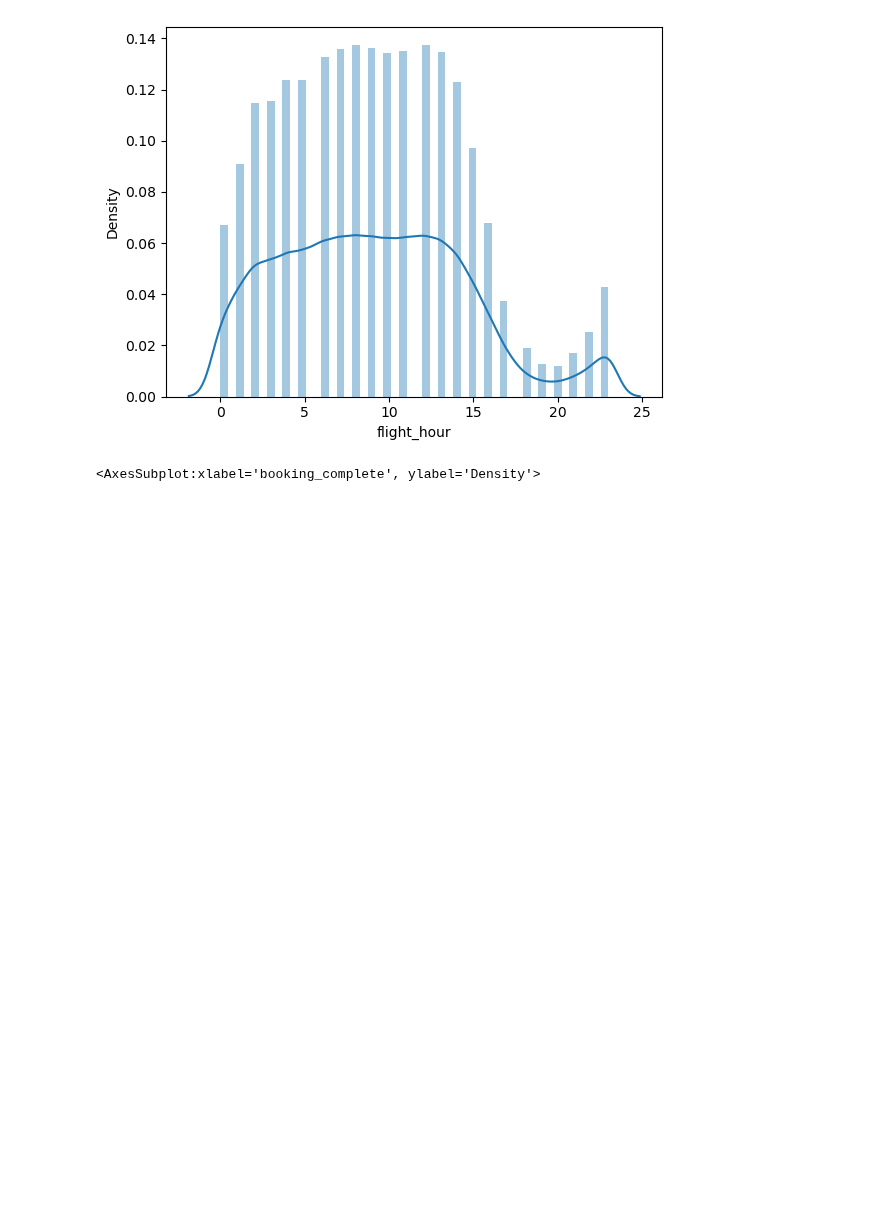
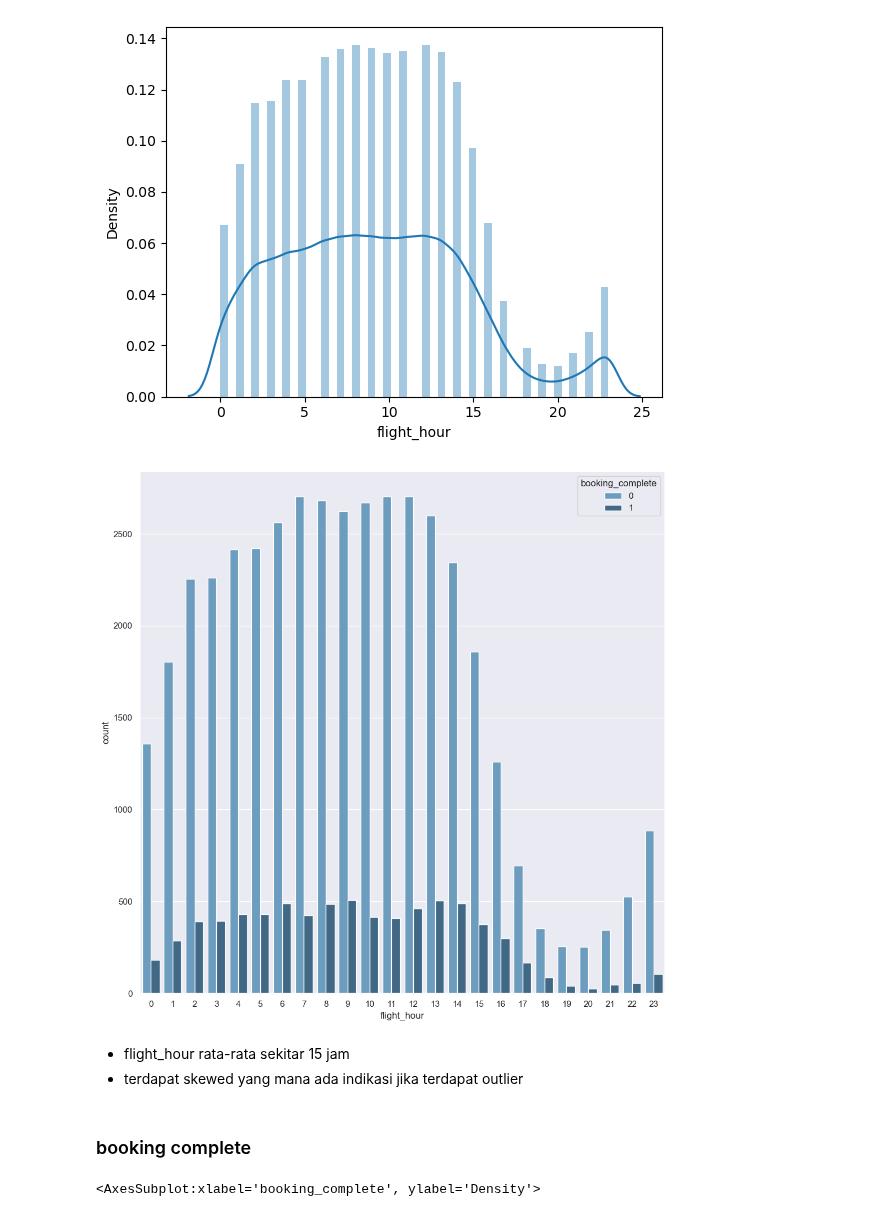
Before and after one commit to kintan-pitaloka/BACustomerBehaviour, a Jupyter notebook: PredictingCustomersBehaviour.ipynb, the cells around one changed output. Cells and saved outputs as stored; diff of their text form; code cells hidden in the pictures; blank space fills up the shorter version.

```diff
--- a/PredictingCustomersBehaviour.ipynb
+++ b/PredictingCustomersBehaviour.ipynb
@@ -125,6 +150,16 @@ sns.distplot(df_cust['flight_hour'])
 # %% [output]
 <AxesSubplot:xlabel='flight_hour', ylabel='Density'>
 [figure]
+# %%
+sns.countplot(df_cust['flight_hour'], hue=df_cust['booking_complete'], palette = 'Blues_d')
+sns.set(rc={'figure.figsize':(12,12)}) # width, height
+# %% [output]
+[figure, added]
+# %% [markdown]
+- flight_hour rata-rata sekitar 15 jam
+- terdapat skewed yang mana ada indikasi jika terdapat outlier
+# %% [markdown]
+### booking complete
 # %%
 sns.distplot(df_cust['booking_complete'])
 # %% [output]
```
Also changed, not shown: parts of 65 cells of this notebook.
